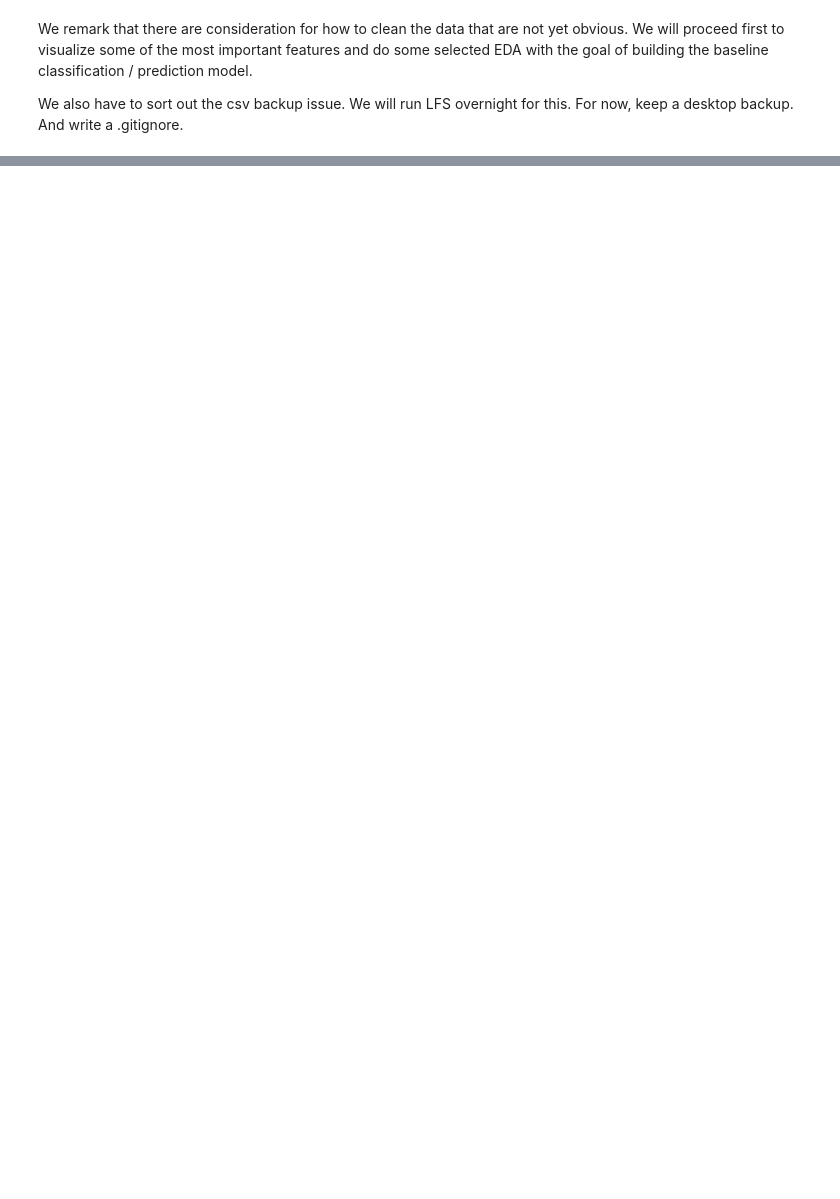
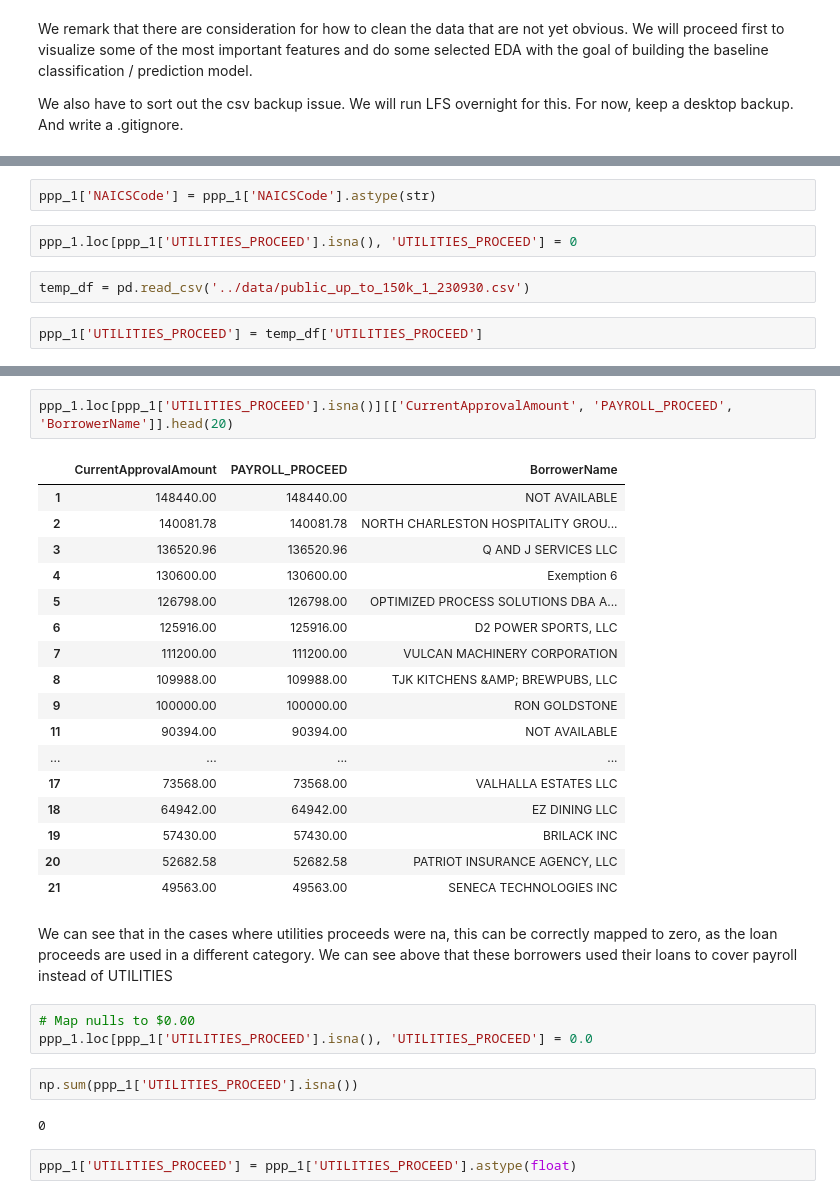
Before and after one commit to sheisroot/PPP-loan-repayment, a Jupyter notebook: code/01_EDA.ipynb, the cells around one changed output, grey strips where cells are left out. Cells and saved outputs as stored; diff of their text form; blank space fills up the shorter version.

```diff
--- a/code/01_EDA.ipynb
+++ b/code/01_EDA.ipynb
@@ -525,0 +602,8 @@ We also have to sort out the csv backup issue. We will run LFS overnight for thi
+# %%
+ppp_1['NAICSCode'] = ppp_1['NAICSCode'].astype(str)
+# %%
+ppp_1.loc[ppp_1['UTILITIES_PROCEED'].isna(), 'UTILITIES_PROCEED'] = 0
+# %%
+temp_df = pd.read_csv('../data/public_up_to_150k_1_230930.csv')
+# %%
+ppp_1['UTILITIES_PROCEED'] = temp_df['UTILITIES_PROCEED']
@@ -525,0 +646,31 @@ We also have to sort out the csv backup issue. We will run LFS overnight for thi
+# %%
+ppp_1.loc[ppp_1['UTILITIES_PROCEED'].isna()][['CurrentApprovalAmount', 'PAYROLL_PROCEED', 'BorrowerName']].head(20)
+# %% [output]
+|  | CurrentApprovalAmount | PAYROLL_PROCEED | BorrowerName |
+| 1 | 148440.00 | 148440.00 | NOT AVAILABLE |
+| 2 | 140081.78 | 140081.78 | NORTH CHARLESTON HOSPITALITY GROU... |
+| 3 | 136520.96 | 136520.96 | Q AND J SERVICES LLC |
+| 4 | 130600.00 | 130600.00 | Exemption 6 |
+| 5 | 126798.00 | 126798.00 | OPTIMIZED PROCESS SOLUTIONS DBA A... |
+| 6 | 125916.00 | 125916.00 | D2 POWER SPORTS, LLC |
+| 7 | 111200.00 | 111200.00 | VULCAN MACHINERY CORPORATION |
+| 8 | 109988.00 | 109988.00 | TJK KITCHENS &AMP; BREWPUBS, LLC |
+| 9 | 100000.00 | 100000.00 | RON GOLDSTONE |
+| 11 | 90394.00 | 90394.00 | NOT AVAILABLE |
+| ... | ... | ... | ... |
+| 17 | 73568.00 | 73568.00 | VALHALLA ESTATES LLC |
+| 18 | 64942.00 | 64942.00 | EZ DINING LLC |
+| 19 | 57430.00 | 57430.00 | BRILACK INC |
+| 20 | 52682.58 | 52682.58 | PATRIOT INSURANCE AGENCY, LLC |
+| 21 | 49563.00 | 49563.00 | SENECA TECHNOLOGIES INC |
+# %% [markdown]
+We can see that in the cases where utilities proceeds were na, this can be correctly mapped to zero, as the loan proceeds are used in a different category.  We can see above that these borrowers used their loans to cover payroll instead of UTILITIES
+# %%
+# Map nulls to $0.00
+ppp_1.loc[ppp_1['UTILITIES_PROCEED'].isna(), 'UTILITIES_PROCEED'] = 0.0
+# %%
+np.sum(ppp_1['UTILITIES_PROCEED'].isna())
+# %% [output]
+0
+# %%
+ppp_1['UTILITIES_PROCEED'] = ppp_1['UTILITIES_PROCEED'].astype(float)
```
Also changed, not shown: parts of 41 cells of this notebook, 2 other files.
